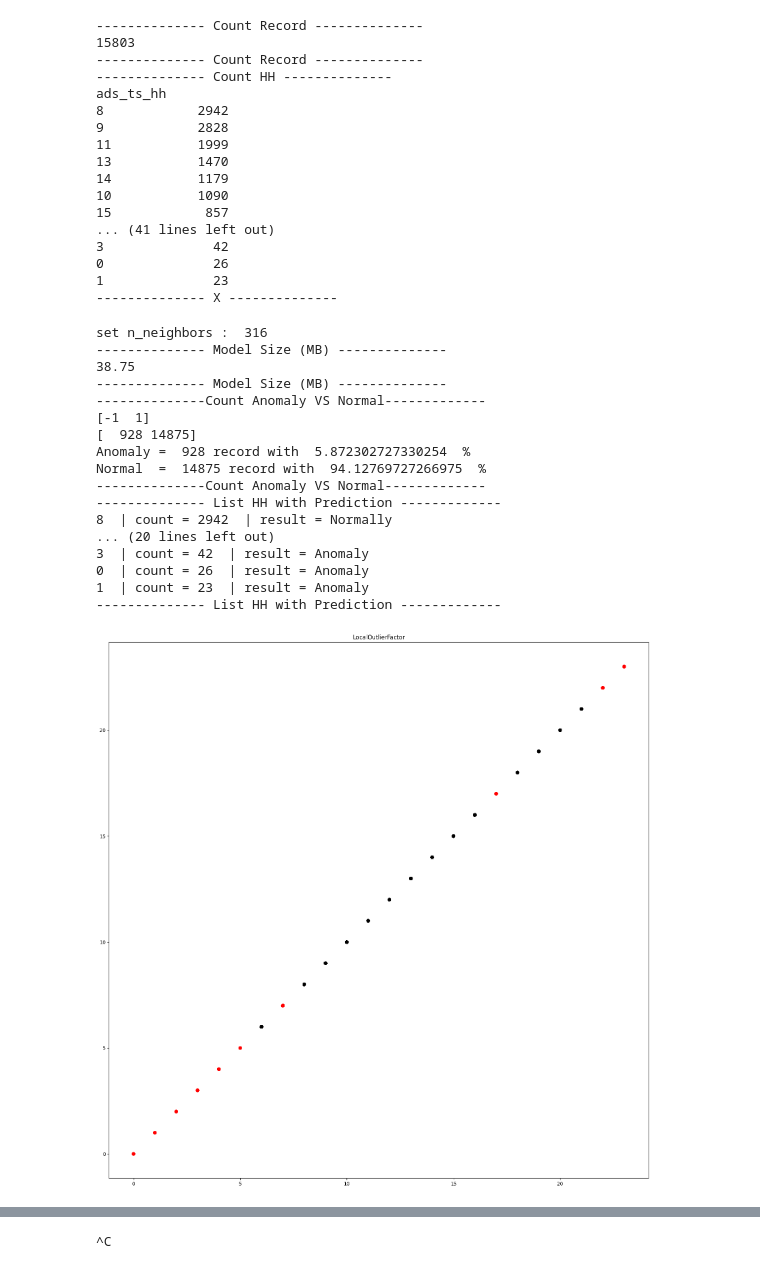
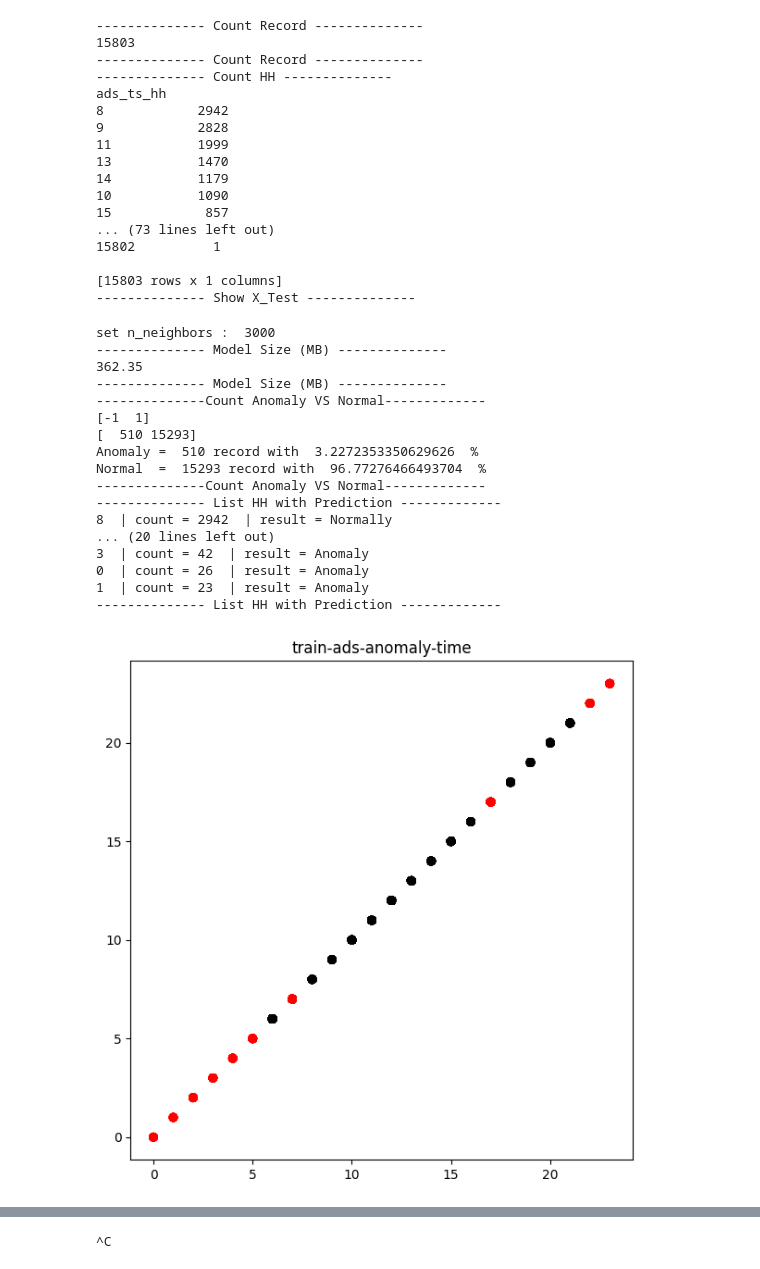
Before and after one commit to rtaf-soc/rtarf-ml-training-api, a Jupyter notebook: nb-ads-anomaly-time.ipynb, the cells around one changed output, grey strips where cells are left out. Saved outputs shown, nothing was run; the diff lists cells and outputs as text; code cells hidden in the pictures.

Commit message:
update report time

```diff
--- a/nb-ads-anomaly-time.ipynb
+++ b/nb-ads-anomaly-time.ipynb
@@ -100,6 +100,18 @@ xcount:  100
     print("-------------- X --------------")
     print(X.value_counts().to_string())
     print("-------------- X --------------")
+
+    X_Test = X.mask((X >= 8) & (X <= 16), 99)
+    X_Test.mask(X_Test < 99, -1,inplace=True)
+    X_Test.mask(X_Test == 99, 1,inplace=True)
+
+    print("-------------- Show X --------------")
+    print(X)
+    print("-------------- Show X --------------")
+
+    print("-------------- Show X_Test --------------")
+    print(X_Test)
+    print("-------------- Show X_Test --------------")
 # %% [output]
 -------------- Count Record --------------
 15803
@@ -113,16 +125,16 @@ ads_ts_hh
 14           1179
 10           1090
 15            857
-... (41 lines left out)
-3              42
-0              26
-1              23
--------------- X --------------
+... (73 lines left out)
+15802          1
+
+[15803 rows x 1 columns]
+-------------- Show X_Test --------------
 # %%
 # Call and fit the Local Outlier Factor detector
-setNNeighbors = int((df_categories.shape[0]/50))
+setNNeighbors = int((df_categories.shape[0]*3000/df_categories.shape[0]))
 print("set n_neighbors : " , setNNeighbors)
-lof_detector = LocalOutlierFactor(n_neighbors=setNNeighbors, contamination=0.1,novelty=True).fit(X.values)
+lof_detector = LocalOutlierFactor(n_neighbors=setNNeighbors, contamination=0.04,novelty=True).fit(X.values)
 
 print("-------------- Model Size (MB) --------------")
 print("{:.2f}".format(sys.getsizeof(pickle.dumps(lof_detector))/(1024*1024)))
@@ -142,9 +154,16 @@ if (len(countDetect) == 1):
 print("Anomaly = " , countDetect[0] , "record with " , (countDetect[0])*100/(countDetect[0]+countDetect[1]) ," %")
 print("Normal  = " , countDetect[1] , "record with " , (countDetect[1])*100/(countDetect[0]+countDetect[1]) ," %")
 print("--------------Count Anomaly VS Normal-------------")
-# print(lof_detect)
+htmlAnomalyVSNormally = '''
+<table class="table table-striped">
+    <th>Type</th><th class=right-aligned>Record</th><th class=right-aligned>%Record</th>
+    <tr><td>Anomaly</td><td class=right-aligned>''' + str(countDetect[0]) + '''</td><td class=right-aligned> ''' + str((countDetect[0])*100/(countDetect[0]+countDetect[1])) + '''</td></tr>
+    <tr><td>Normal</td><td class=right-aligned>''' + str(countDetect[1]) + '''</td><td class=right-aligned> ''' + str((countDetect[1])*100/(countDetect[0]+countDetect[1])) + '''</td></tr>
+</table>
+'''
 
 print("-------------- List HH with Prediction -------------")
+htmlItem = ""
 for index, value in df_categories.value_counts().items():
     tempdf = pd.DataFrame([
         [index[0]]
@@ -152,17 +171,26 @@ for index, value in df_categories.value_counts().items():
     predictData = lof_detector.predict(tempdf)
     print(index[0]  , " | count ="  , value , " | result =" , dataPredictionToString(predictData[0]))
 
+    htmlItem = htmlItem + "<tr><td>" + str(index[0]) + "</td><td class=right-aligned>" + str(value)+ "</td><td>" + dataPredictionToString(predictData[0]) + "</td><tr>"
+
 print("-------------- List HH with Prediction -------------")
+
+htmlCountryPrediction = '''
+<table class="table table-striped">
+    <th>HH</th><th class=right-aligned>Amount</th><th>Prediction</th>
+    ''' + htmlItem + '''
+</table>
+'''
 # %% [output]
-set n_neighbors :  316
+set n_neighbors :  3000
 -------------- Model Size (MB) --------------
-38.75
+362.35
 -------------- Model Size (MB) --------------
 --------------Count Anomaly VS Normal-------------
 [-1  1]
-[  928 14875]
-Anomaly =  928 record with  5.872302727330254  %
-Normal  =  14875 record with  94.12769727266975  %
+[  510 15293]
+Anomaly =  510 record with  3.2272353350629626  %
+Normal  =  15293 record with  96.77276466493704  %
 --------------Count Anomaly VS Normal-------------
 -------------- List HH with Prediction -------------
 8  | count = 2942  | result = Normally
@@ -172,9 +200,10 @@ Normal  =  14875 record with  94.12769727266975  %
 1  | count = 23  | result = Anomaly
 -------------- List HH with Prediction -------------
 # %%
-plt.figure(figsize=(20,20))
+plt.figure(figsize=(7,7))
 plt.scatter(X.to_numpy()[:, 0], X.to_numpy()[:, 0], c=lof_detect, cmap="flag", alpha=0.5)
-plt.title("LocalOutlierFactor")
+plt.title("train-ads-anomaly-time")
+plt.savefig('images/train-ads-anomaly-time.png')
 plt.show()
 # %% [output]
-[figure, old version]
+[figure, new version]
```
Also changed, not shown: parts of 7 cells of this notebook, 4 other files.
